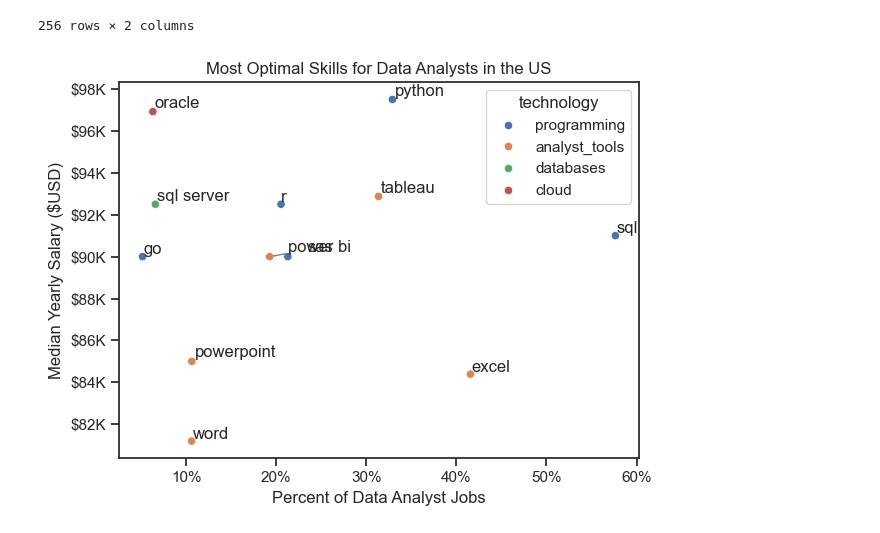
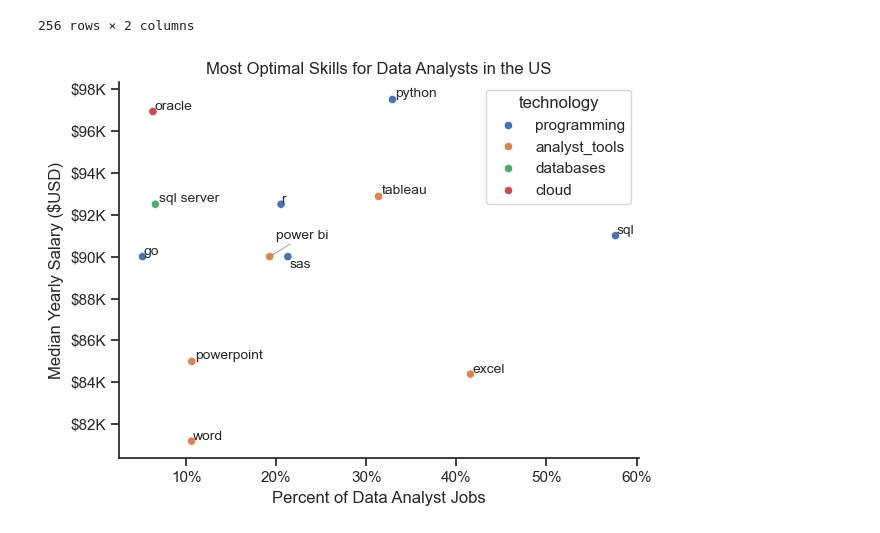
Before and after one commit to Cuishine/Python_Data_Project, a Jupyter notebook: 3_Project/5_Optimal_Skills.ipynb, the cells around one changed output. Cells and saved outputs as stored; diff of their text form; code cells hidden in the pictures.

```diff
--- a/3_Project/5_Optimal_Skills.ipynb
+++ b/3_Project/5_Optimal_Skills.ipynb
@@ -172,33 +172,46 @@ df_technology
 df_plot = df_DA_skills_high_demand.merge(df_technology, left_on='job_skills', right_on='skills', how='inner')
 # %%
 from adjustText import adjust_text
+import seaborn as sns
+import matplotlib.pyplot as plt
+from matplotlib.ticker import PercentFormatter
 
-#df_plot.plot(kind='scatter',x='skill_percent', y='median_salary')
+# Assuming df_plot and df_DA_skills_high_demand are already defined
+
+# Create the scatter plot
 sns.scatterplot(data=df_plot, x='skill_percent', y='median_salary', hue='technology')
-
-#sns.despine()
+sns.despine()
 sns.set_theme(style='ticks')
 
+# Initialize the list for text objects
+texts = []
 
+# Add text labels to the plot
+for i, txt in enumerate(df_DA_skills_high_demand.index):
+    texts.append(plt.text(df_DA_skills_high_demand['skill_percent'].iloc[i],
+                          df_DA_skills_high_demand['median_salary'].iloc[i],
+                          txt,
+                          bbox=dict(facecolor='white', alpha=0),  # Add background color
+                          fontsize=10))  # Adjust font size if needed
+
+# Set plot labels and title
 plt.xlabel('Percent of Data Analyst Jobs')
 plt.ylabel("Median Yearly Salary ($USD)")
 plt.title('Most Optimal Skills for Data Analysts in the US')
-plt.tight_layout()
 
+# Adjust text to avoid overlap
+adjust_text(texts,
+            arrowprops=dict(arrowstyle="->", color='grey', lw=0.5),
+            force_text=.5  # Increase force to separate text labels
+            )  # Increase force to separate text labels from points
 
-texts = []
-
-for i, txt in enumerate(df_DA_skills_high_demand.index):
-   texts.append( plt.text(df_DA_skills_high_demand['skill_percent'].iloc[i], df_DA_skills_high_demand['median_salary'].iloc[i], txt))
-
-adjust_text(texts, arrowprops=dict(arrowstyle="->", color='grey', lw=1))
-
-from matplotlib.ticker import PercentFormatter
-
-ax=plt.gca()
-ax.yaxis.set_major_formatter(plt.FuncFormatter(lambda y, pos: f'${int(y/1000)}K' ))
+# Format the axes
+ax = plt.gca()
+ax.yaxis.set_major_formatter(plt.FuncFormatter(lambda y, pos: f'${int(y/1000)}K'))
 ax.xaxis.set_major_formatter(PercentFormatter(decimals=0))
 
+# Adjust layout and show the plot
+plt.tight_layout()
 plt.show()
 # %% [output]
-[figure, old version]
+[figure, new version]
```
Also changed, not shown: 1 other file.
